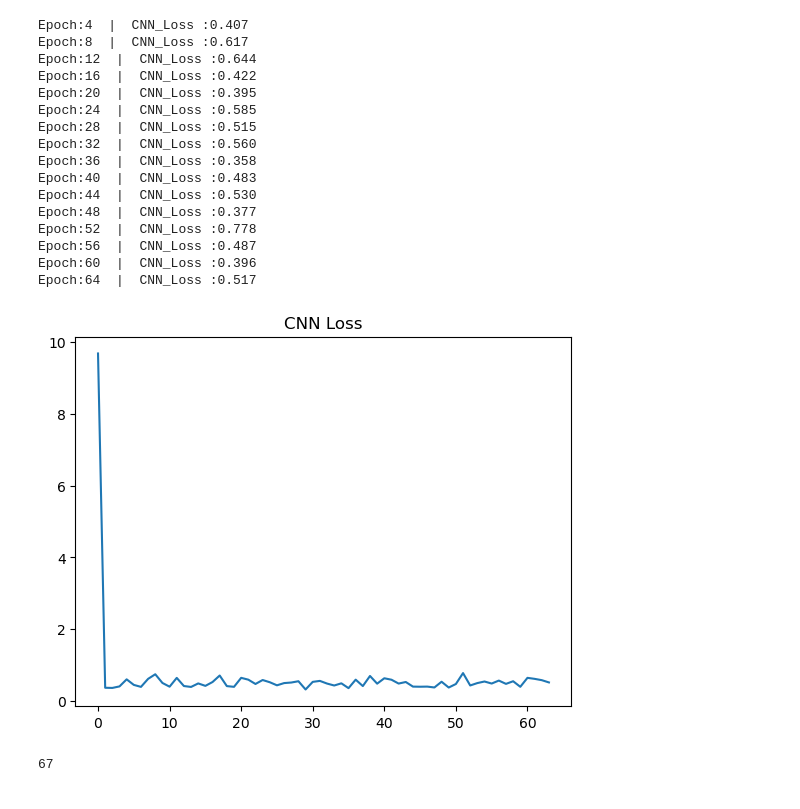
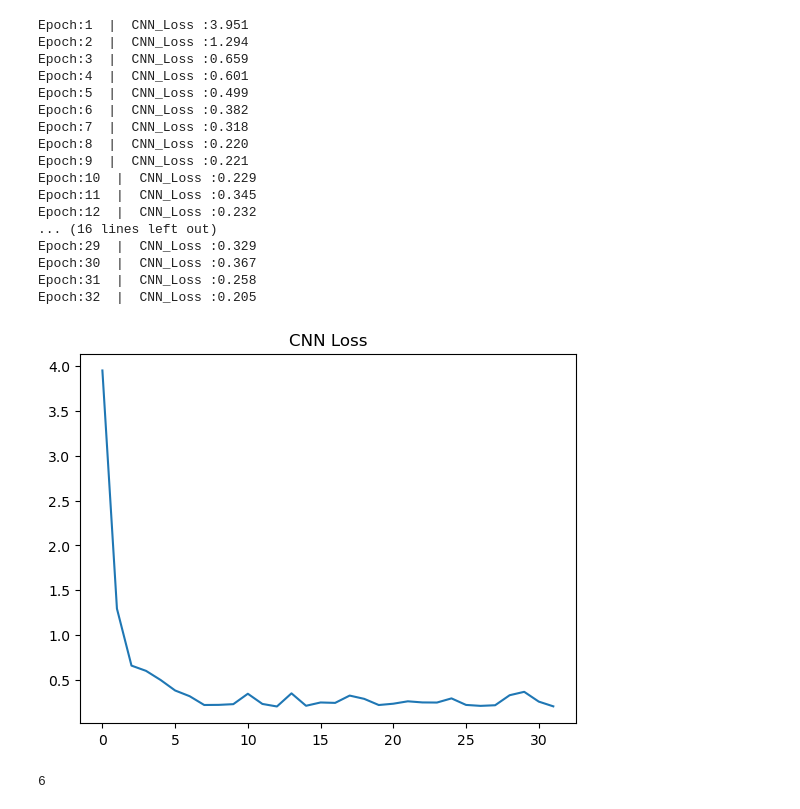
Before and after one commit to L1ndenbaum/GraphConvNetwork, a Jupyter notebook: GraphConv.ipynb, the cells around one changed output. Drawn from its saved outputs; the diff is of its cells as text; code cells hidden in the pictures.

```diff
--- a/GraphConv.ipynb
+++ b/GraphConv.ipynb
@@ -27,7 +27,7 @@ else:
     pin_memory = False
     torch.manual_seed(args.seed)
 
-mimii_dataset = datasets.MIMII(root_dir='./data/mimii/0dB_SNR', N=3, K=3, query_size=3)
+mimii_dataset = datasets.MIMII(root_dir='./data/mimii/0dB_SNR', N=3, K=3, query_size=3, transform='spectrogram')
 print(f"Length of Dataset: {len(mimii_dataset)}")
 train_size = int(0.2 * len(mimii_dataset))
 test_size = len(mimii_dataset) - train_size
@@ -44,7 +45,10 @@ for support_set, _ in train_loader:
         waveform = waveform.squeeze(0)
         print("波形形状: {}".format(waveform.size()))
         print("波形采样率: {}".format(sample_rate))
-        plt.plot(waveform[0].T.numpy())
+        if len(waveform.shape) == 3: # 转换过的2D波形
+            plt.imshow(waveform[0])
+        else: # 1D 纯波形
+            plt.plot(waveform[0].T.numpy())
         waveform_shape = waveform.shape
         break
     break
@@ -67,58 +71,57 @@ def cnn_train(cnn, train_loader, num_epochs, lr, device):
     cnn.apply(init_weights)
     losses = []
 
-    i = 0
     for epoch in range(1, num_epochs+1):
         metric = utils.Accumulator(2) # 一个epoch经过样本数 cnn一个epoch所有样本损失总量
         for support_set, query_set in train_loader:
             waveforms, labels = [], []
             for waveform, label in support_set:
                 waveforms.append(waveform.squeeze(0)),
                 labels.append(label)
             for waveform, label in query_set:
                 waveforms.append(waveform.squeeze(0)),
                 labels.append(label)
             waveforms = torch.stack(waveforms).to(device)
             labels = torch.tensor(labels, device=device)
 
             optimizer.zero_grad()
             y_hat = cnn(waveforms)
             loss = loss_function(y_hat, labels)
             loss.backward()
             optimizer.step()
             scheduler.step()
             metric.add(waveforms.shape[0], loss.item())
             del waveforms, labels
             torch.cuda.empty_cache()
         losses.append(metric[1])
 
-        if epoch % 4 == 0 :
-            print(f"Epoch:{epoch}  |  CNN_Loss :{metric[1]:.3f}")
+        print(f"Epoch:{epoch}  |  CNN_Loss :{metric[1]:.3f}")
     plt.plot(list(range(num_epochs)), losses, label='Loss')
     plt.title('CNN Loss')
 
 import nets
-cnn = nets.AudioCNN(embed_size=64, num_channels_input=8,
-                    num_channels_hidden=64, num_classes_output=3)
-cnn_train(cnn, train_loader, num_epochs=64, lr=0.005, device=args.device)
+cnn = nets.AudioCNN2D(num_channels_input=8,
+                    num_channels_hidden=32, num_classes_output=3)
+cnn_train(cnn, train_loader, num_epochs=32, lr=0.005, device=args.device)
 # %% [output]
-Epoch:4  |  CNN_Loss :0.407
-Epoch:8  |  CNN_Loss :0.617
-Epoch:12  |  CNN_Loss :0.644
-Epoch:16  |  CNN_Loss :0.422
-Epoch:20  |  CNN_Loss :0.395
-Epoch:24  |  CNN_Loss :0.585
-Epoch:28  |  CNN_Loss :0.515
-Epoch:32  |  CNN_Loss :0.560
-Epoch:36  |  CNN_Loss :0.358
-Epoch:40  |  CNN_Loss :0.483
-Epoch:44  |  CNN_Loss :0.530
-Epoch:48  |  CNN_Loss :0.377
-Epoch:52  |  CNN_Loss :0.778
-Epoch:56  |  CNN_Loss :0.487
-Epoch:60  |  CNN_Loss :0.396
-Epoch:64  |  CNN_Loss :0.517
+Epoch:1  |  CNN_Loss :3.951
+Epoch:2  |  CNN_Loss :1.294
+Epoch:3  |  CNN_Loss :0.659
+Epoch:4  |  CNN_Loss :0.601
+Epoch:5  |  CNN_Loss :0.499
+Epoch:6  |  CNN_Loss :0.382
+Epoch:7  |  CNN_Loss :0.318
+Epoch:8  |  CNN_Loss :0.220
+Epoch:9  |  CNN_Loss :0.221
+Epoch:10  |  CNN_Loss :0.229
+Epoch:11  |  CNN_Loss :0.345
+Epoch:12  |  CNN_Loss :0.232
+... (16 lines left out)
+Epoch:29  |  CNN_Loss :0.329
+Epoch:30  |  CNN_Loss :0.367
+Epoch:31  |  CNN_Loss :0.258
+Epoch:32  |  CNN_Loss :0.205
-[figure, old version]
+[figure, new version]
 # %%
 graphs = utils.to_graph_dataset(cnn, train_loader, device=args.device)
 graph_dataset = datasets.GraphDataset(graphs=graphs)
@@ -128,5 +131,5 @@ from torch_geometric.loader import DataLoader as GeometricDataLoader
 graph_trainloader = GeometricDataLoader(graph_dataset, batch_size=1, shuffle=True)
 print(len(graph_trainloader))
 # %% [output]
-67
+6
 # %%
```
Also changed, not shown: parts of 5 cells of this notebook, 4 other files.
